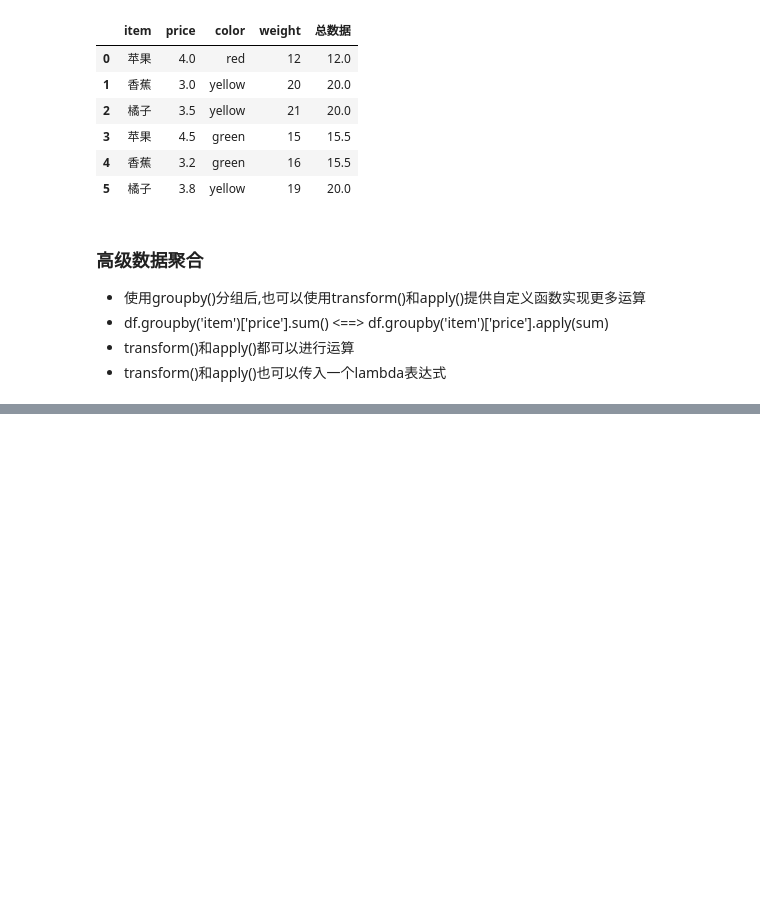
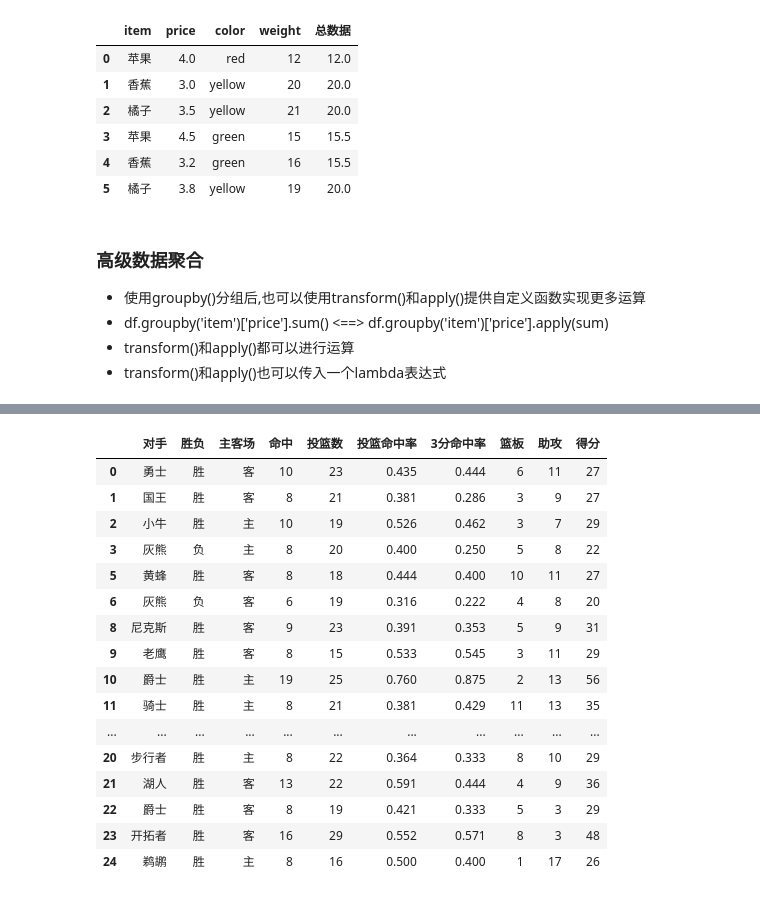
Before and after one commit to JohnLyonX/Numpy-Pandas, a Jupyter notebook: pandas高级操作.ipynb, the cells around one changed output, grey strips where cells are left out. Drawn from its saved outputs; the diff is of its cells as text; code cells hidden in the pictures; blank space fills up the shorter version.

```diff
--- a/pandas高级操作.ipynb
+++ b/pandas高级操作.ipynb
@@ -258,0 +331,23 @@ df.groupby(by='item')['price'].apply(my_mean)
+# %%
+# 数据清洗
+df['对手'] = df['对手'].astype(str)
+df = df[df['对手'] != '76人'] # 把76人的数据清洗掉
+df
+# %% [output]
+|  | 对手 | 胜负 | 主客场 | 命中 | 投篮数 | 投篮命中率 | 3分命中率 | 篮板 | 助攻 | 得分 |
+| 0 | 勇士 | 胜 | 客 | 10 | 23 | 0.435 | 0.444 | 6 | 11 | 27 |
+| 1 | 国王 | 胜 | 客 | 8 | 21 | 0.381 | 0.286 | 3 | 9 | 27 |
+| 2 | 小牛 | 胜 | 主 | 10 | 19 | 0.526 | 0.462 | 3 | 7 | 29 |
+| 3 | 灰熊 | 负 | 主 | 8 | 20 | 0.400 | 0.250 | 5 | 8 | 22 |
+| 5 | 黄蜂 | 胜 | 客 | 8 | 18 | 0.444 | 0.400 | 10 | 11 | 27 |
+| 6 | 灰熊 | 负 | 客 | 6 | 19 | 0.316 | 0.222 | 4 | 8 | 20 |
+| 8 | 尼克斯 | 胜 | 客 | 9 | 23 | 0.391 | 0.353 | 5 | 9 | 31 |
+| 9 | 老鹰 | 胜 | 客 | 8 | 15 | 0.533 | 0.545 | 3 | 11 | 29 |
+| 10 | 爵士 | 胜 | 主 | 19 | 25 | 0.760 | 0.875 | 2 | 13 | 56 |
+| 11 | 骑士 | 胜 | 主 | 8 | 21 | 0.381 | 0.429 | 11 | 13 | 35 |
+| ... | ... | ... | ... | ... | ... | ... | ... | ... | ... | ... |
+| 20 | 步行者 | 胜 | 主 | 8 | 22 | 0.364 | 0.333 | 8 | 10 | 29 |
+| 21 | 湖人 | 胜 | 客 | 13 | 22 | 0.591 | 0.444 | 4 | 9 | 36 |
+| 22 | 爵士 | 胜 | 客 | 8 | 19 | 0.421 | 0.333 | 5 | 3 | 29 |
+| 23 | 开拓者 | 胜 | 客 | 16 | 29 | 0.552 | 0.571 | 8 | 3 | 48 |
+| 24 | 鹈鹕 | 胜 | 主 | 8 | 16 | 0.500 | 0.400 | 1 | 17 | 26 |
```
Also changed, not shown: parts of 29 cells of this notebook, 1 other file.
